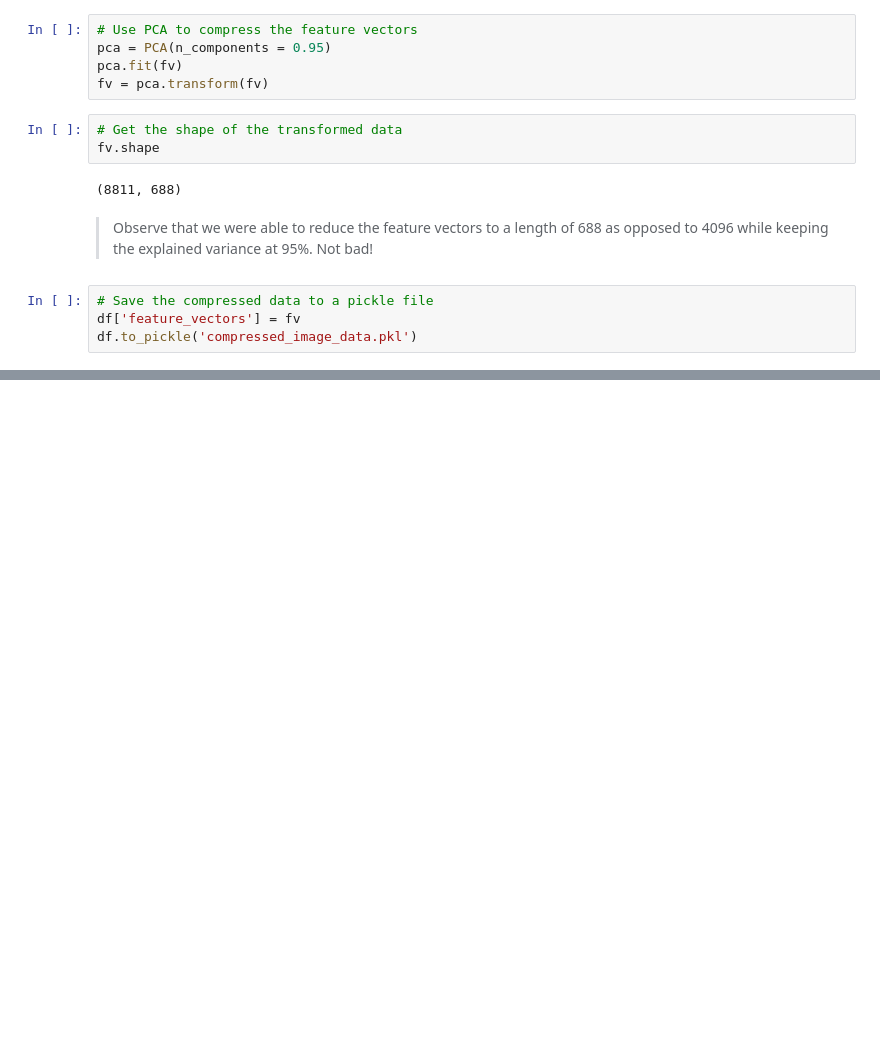
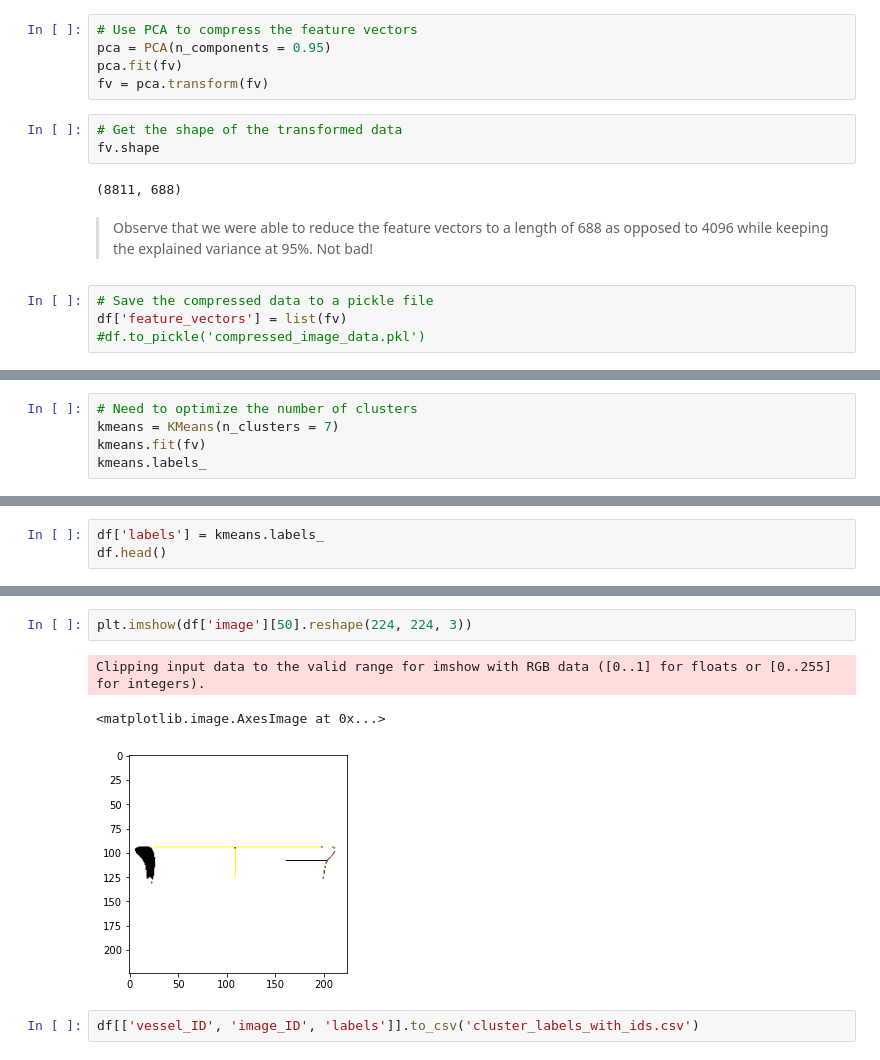
Before and after one commit to mvince33/lcp_cluster, a Jupyter notebook: lcp_image_processing.ipynb, the cells around one changed output, grey strips where cells are left out. Cells and saved outputs as stored; diff of their text form; blank space fills up the shorter version.

Commit message:
Ran a quick and dirty kmeans. Code is sloppy and needs to be cleaned up. Added a csv with ids and cluster labels

```diff
--- a/lcp_image_processing.ipynb
+++ b/lcp_image_processing.ipynb
@@ -167,7 +163,7 @@ fv.shape
 > Observe that we were able to reduce the feature vectors to a length of 688 as opposed to 4096 while keeping the explained variance at 95%. Not bad!
 # %%
 # Save the compressed data to a pickle file
-df['feature_vectors'] = fv
-df.to_pickle('compressed_image_data.pkl')
+df['feature_vectors'] = list(fv)
+#df.to_pickle('compressed_image_data.pkl')
 # %% [markdown]
 > Compressing the feature vector only saved about 0.2 gigs of space. Most of the pickle file is due to the images. Since we can load the images at any time, it's probably not worth saving the images in the pickle file, and loading them as necessary using the saved ids.
@@ -173,0 +172,5 @@ df.to_pickle('compressed_image_data.pkl')
+# %%
+# Need to optimize the number of clusters
+kmeans = KMeans(n_clusters = 7)
+kmeans.fit(fv)
+kmeans.labels_
@@ -173,0 +179,3 @@ df.to_pickle('compressed_image_data.pkl')
+# %%
+df['labels'] = kmeans.labels_
+df.head()
@@ -173,0 +200,8 @@ df.to_pickle('compressed_image_data.pkl')
+# %%
+plt.imshow(df['image'][50].reshape(224, 224, 3))
+# %% [output]
+Clipping input data to the valid range for imshow with RGB data ([0..1] for floats or [0..255] for integers).
+<matplotlib.image.AxesImage at 0x...>
+[figure, added]
+# %%
+df[['vessel_ID', 'image_ID', 'labels']].to_csv('cluster_labels_with_ids.csv')
```
Also changed, not shown: parts of 5 cells of this notebook, 1 other file.
